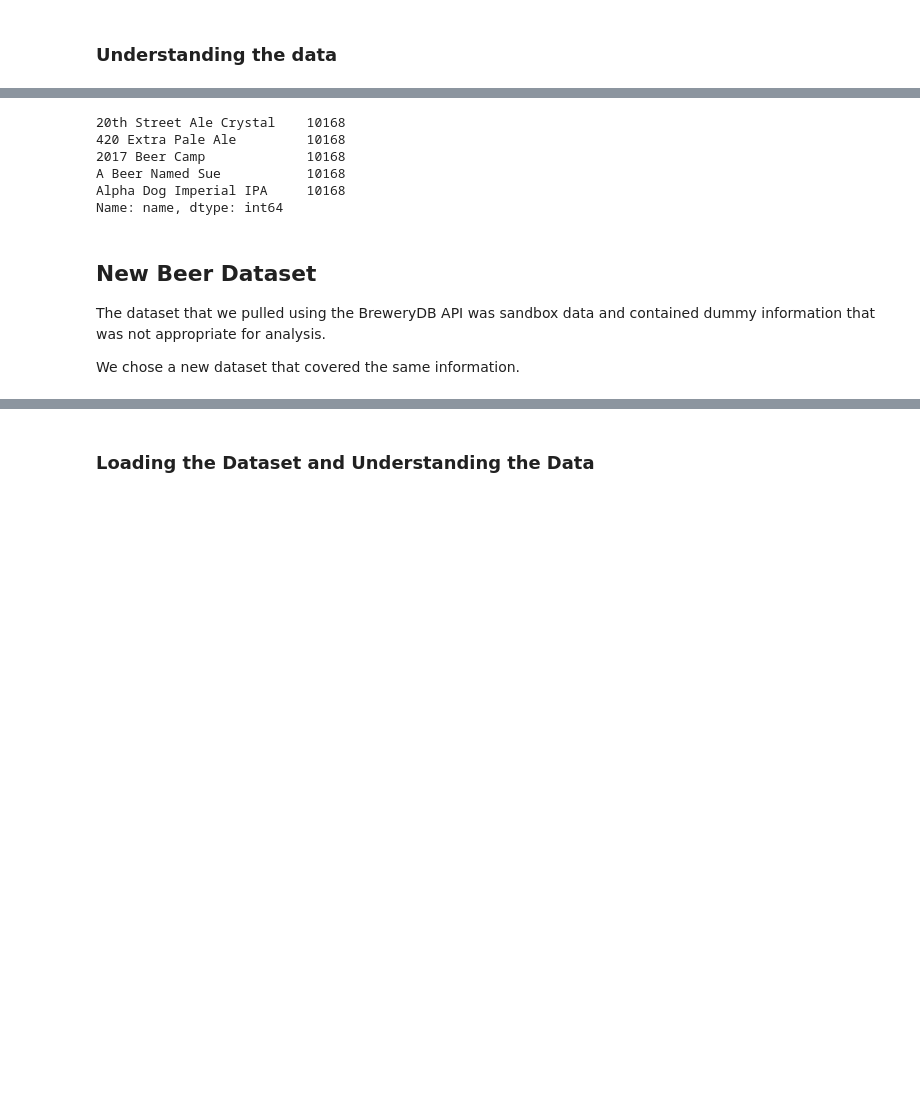
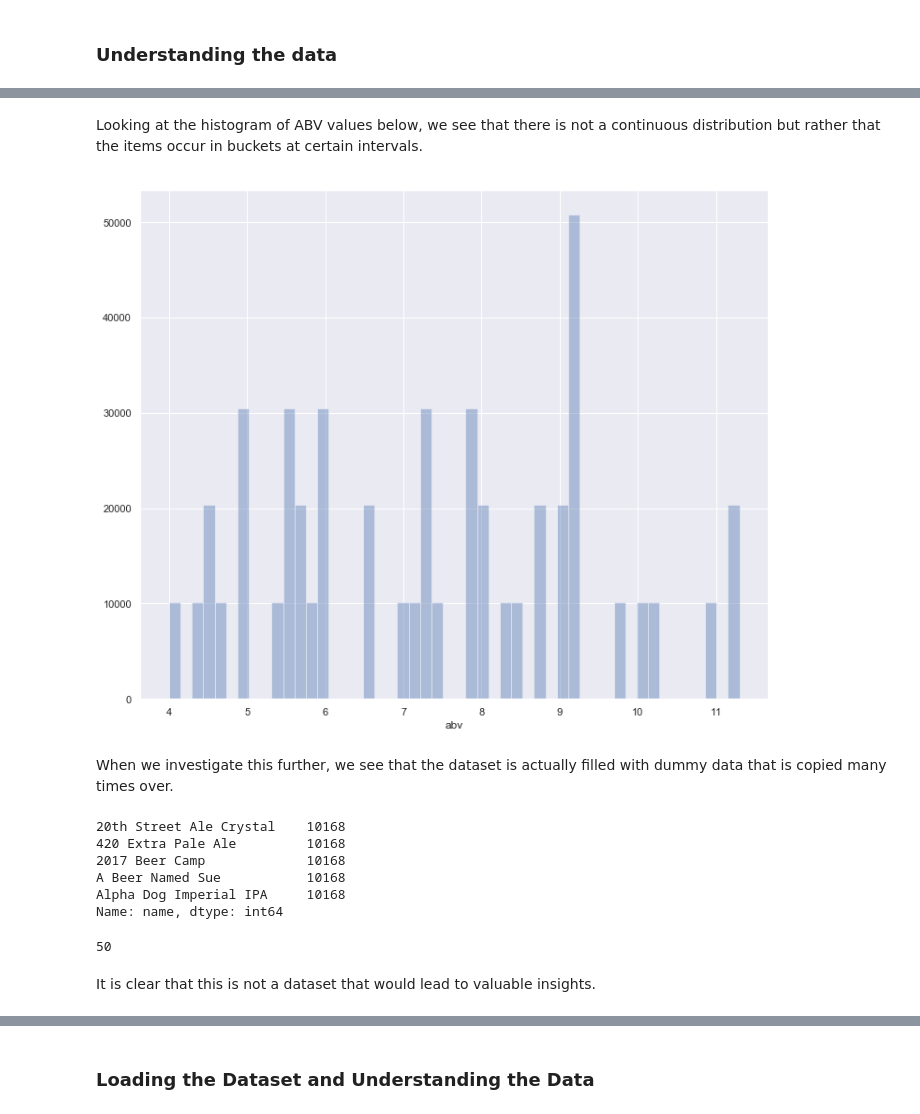
Before and after one commit to josephimathias/Beer-Hypothesis-Testing, a Jupyter notebook: Updated_Technical_Notebook.ipynb, the cells around one changed output, grey strips where cells are left out. Saved outputs shown, nothing was run; the diff lists cells and outputs as text; code cells hidden in the pictures; blank space fills up the shorter version.

```diff
--- a/Updated_Technical_Notebook.ipynb
+++ b/Updated_Technical_Notebook.ipynb
@@ -38,17 +40,29 @@ This dataset has 508400 samples. and 20 columns
 | 3 | 3 | xwYSL2 | 15th Anniversary Ale | 15th Anniversary Ale | NaN | NaN | NaN | N | N | Extra Special Bitter | ... |
 | 4 | 4 | UJGpVS | 16 So Fine Red Wheat Wine | 16 So Fine Red Wheat Wine | 11.0 | NaN | NaN | N | N | American-Style Wheat Wine Ale | ... |
 5 rows × 21 columns
-# %%
-print(beers.name.value_counts().head())
-# %% [output]
-20th Street Ale Crystal    10168
-420 Extra Pale Ale         10168
-2017 Beer Camp             10168
-A Beer Named Sue           10168
-Alpha Dog Imperial IPA     10168
-Name: name, dtype: int64
-# %% [markdown]
-## New Beer Dataset
-The dataset that we pulled using the BreweryDB API was sandbox data and contained dummy information that was not appropriate for analysis.
-
-We chose a new dataset that covered the same information.
+# %% [markdown]
+Looking at the histogram of ABV values below, we see that there is not a continuous distribution but rather that the items occur in buckets at certain intervals.
+# %%
+#Display histogram showing frequency of ABV values; we expect a shape that approximates a curve
+sns.distplot((beers.abv.dropna()),hist=True,kde=False,);
+# %% [output]
+[figure, added]
+# %% [markdown]
+When we investigate this further, we see that the dataset is actually filled with dummy data that is copied many times over.
+# %%
+#See how many times names of beers appear in the dataset
+print(beers.name.value_counts().head())
+# %% [output]
+20th Street Ale Crystal    10168
+420 Extra Pale Ale         10168
+2017 Beer Camp             10168
+A Beer Named Sue           10168
+Alpha Dog Imperial IPA     10168
+Name: name, dtype: int64
+# %%
+#Count how many unique beers are in the dataset of ~500,000 values
+len(beers.name.unique())
+# %% [output]
+50
+# %% [markdown]
+It is clear that this is not a dataset that would lead to valuable insights.
```
Also changed, not shown: parts of 18 cells of this notebook.
